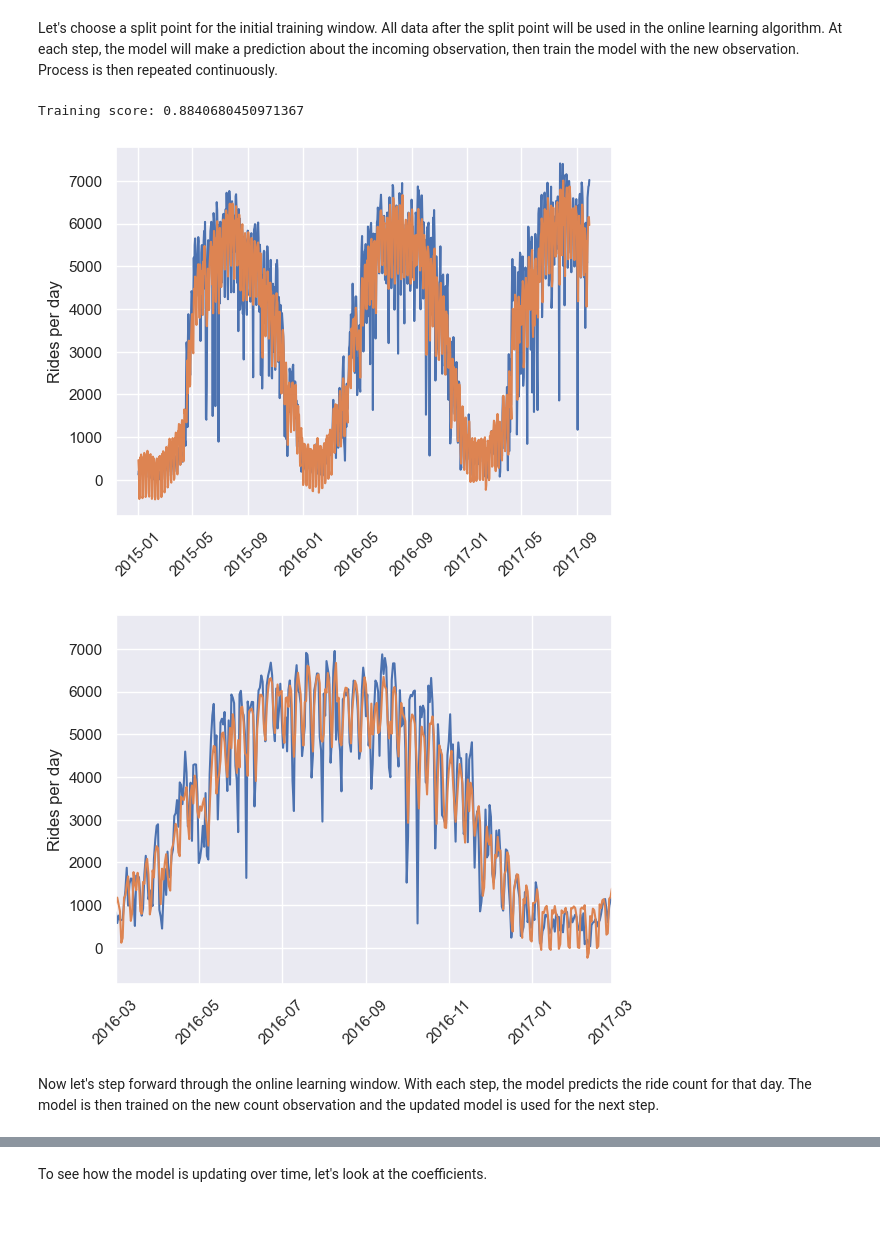
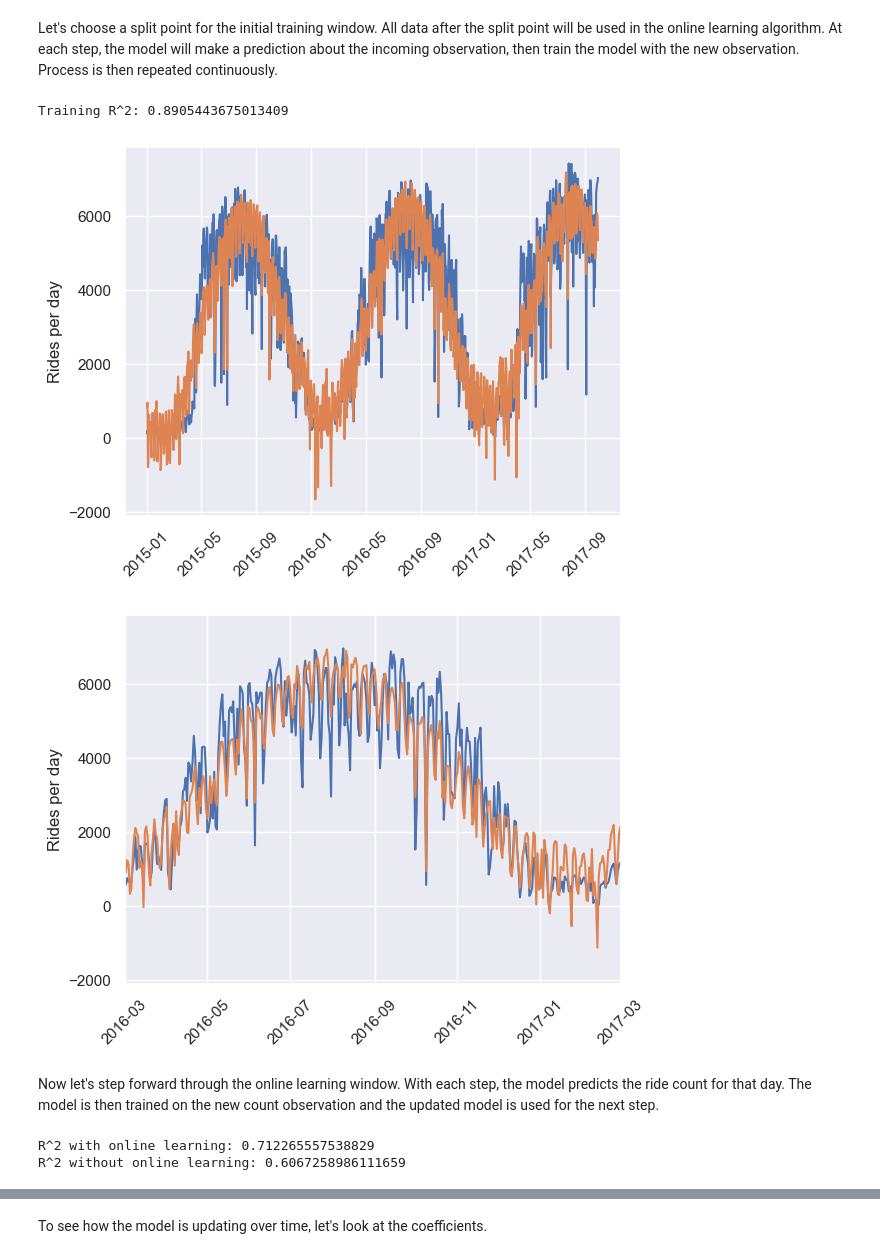
Before and after one commit to data-sandbox/ml-bluebikes-forecasting, a Jupyter notebook: notebooks/02_Ridership_forecasting_online_learning.ipynb, the cells around one changed output, grey strips where cells are left out. Cells and saved outputs as stored; diff of their text form; code cells hidden in the pictures; blank space fills up the shorter version.

```diff
--- a/notebooks/02_Ridership_forecasting_online_learning.ipynb
+++ b/notebooks/02_Ridership_forecasting_online_learning.ipynb
@@ -107,3 +35,10 @@ full_union = FeatureUnion([('time_pipe', time_pipe),
+# %%
+# Import model developed in previous notebook
+with open(Path('../assets/feature_union.dill'), 'rb') as f:
+    full_union = dill.load(f)
+
+# Load pickled dataframe of daily trip counts
+features = pd.read_pickle(Path('../assets/features_df.pkl'))
 # %%
 # Custom pipeline for online learning (default Pipeline class
 # does not support partial fits)
@@ -122,54 +57,70 @@ class PartialFitPipeline(Pipeline):
 
 sgd_pipe = PartialFitPipeline([('full_union', full_union),
                                ('scaler', StandardScaler()),
-                               ('sgd', SGDRegressor(max_iter=100))])
+                               ('sgd', SGDRegressor(max_iter=1000))])
 # %% [markdown]
 Let's choose a split point for the initial training window. All data after the split point will be used in the online learning algorithm. At each step, the model will make a prediction about the incoming observation, then train the model with the new observation. Process is then repeated continuously.
 # %%
 split = 1000
-daily_init = daily.iloc[:split]
-daily_online = daily.iloc[split:]
+daily_init = features.iloc[:split]
+daily_online = features.iloc[split:]
 # %%
 # Let's create two new features: the previous day's count and a five-day rolling average
-daily_init_df = pd.DataFrame({'counts': daily_init,
-                              'previous': daily_init.shift(1).fillna(method='bfill'),
-                              'rolling': daily_init.ewm(halflife=5).mean().shift(1).fillna(method='bfill')})
+daily_init_df = daily_init.copy()
+daily_init_df['previous'] = daily_init['count'].shift(1).fillna(method='bfill')
+daily_init_df['rolling'] = daily_init['count'].ewm(halflife=5).mean().shift(1).fillna(method='bfill')
 
-sgd_pipe.fit(daily_init_df, daily_init_df['counts'])
-print(f"Training score: {sgd_pipe.score(daily_init_df, daily_init_df['counts'])}")
+sgd_pipe.fit(daily_init_df, daily_init_df['count'])
+print(f"Training R^2: {sgd_pipe.score(daily_init_df, daily_init_df['count'])}")
 # %% [output]
-Training score: 0.8840680450971367
+Training R^2: 0.8905443675013409
 # %%
 # Visualize fit on initial training window
-plt.plot(daily_init, label='data')
+plt.plot(daily_init.index, daily_init['count'], label='data')
 plt.plot(daily_init.index, sgd_pipe.predict(daily_init_df), label='model')
 plt.xticks(rotation=45);
 plt.ylabel('Rides per day');
 # %% [output]
-[figure, old version]
+[figure, new version]
 # %%
 # Zoom in for inspection
-plt.plot(daily_init, label='data')
+plt.plot(daily_init.index, daily_init['count'], label='data')
 plt.plot(daily_init.index, sgd_pipe.predict(daily_init_df), label='model')
 plt.xlim(datetime.date(2016, 3, 1), datetime.date(2017, 3, 1))
 plt.xticks(rotation=45);
 plt.ylabel('Rides per day');
 # %% [output]
-[figure, old version]
+[figure, new version]
 # %% [markdown]
 Now let's step forward through the online learning window. With each step, the model predicts the ride count for that day. The model is then trained on the new count observation and the updated model is used for the next step.
 # %%
-last_count = daily_init_df['counts'].iloc[-1]
+last_count = daily_init_df['count'].iloc[-1]
 alpha = 1 - 1./2**5
 ewm = daily_init_df['rolling'].iloc[-1]
+last_wind = daily_init_df['AWND'].iloc[-1]
+last_precip = daily_init_df['PRCP'].iloc[-1]
+last_snow = daily_init_df['SNOW'].iloc[-1]
+last_temp = daily_init_df['TAVG'].iloc[-1]
 predictions = []
 coefs = []
 
-for date, count in daily_online.items():
-    df = pd.DataFrame({'counts': count, 'previous': last_count, 'rolling': ewm}, index=[date])
+for row, values in daily_online.iterrows():
+    df = pd.DataFrame({'count': values['count'], 'previous': last_count, 'rolling': ewm,
+                       'AWND': last_wind, 'PRCP': last_precip, 'SNOW': last_snow,
+                       'TAVG': last_temp}, index=[row])
     predictions.append(sgd_pipe.predict(df))
-    sgd_pipe.partial_fit(df, df['counts'])
+    sgd_pipe.partial_fit(df, df['count'])
     coefs.append(sgd_pipe.named_steps['sgd'].coef_.copy())
-    last_count = count
-    ewm = alpha * count + (1 - alpha) * ewm
+    last_count = values['count']
+    last_wind = values['AWND']
+    last_precip = values['PRCP']
+    last_snow = values['SNOW']
+    last_temp = values['TAVG']
+    ewm = alpha * values['count'] + (1 - alpha) * ewm
+
+print(f"R^2 with online learning: {r2_score(daily_online['count'], predictions)}")
+print(f"R^2 without online learning: {r2_score(daily_online['count'], sgd_pipe.predict(daily_online))}")
+# %% [output]
+R^2 with online learning: 0.712265557538829
+R^2 without online learning: 0.6067258986111659
 # %%
```
Also changed, not shown: parts of 10 cells of this notebook, 2 other files.
